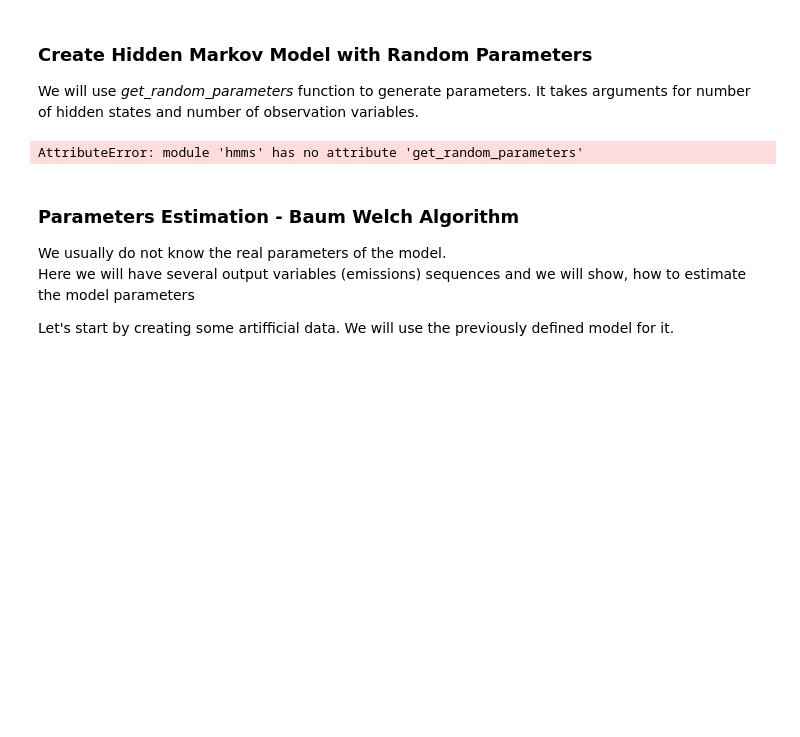
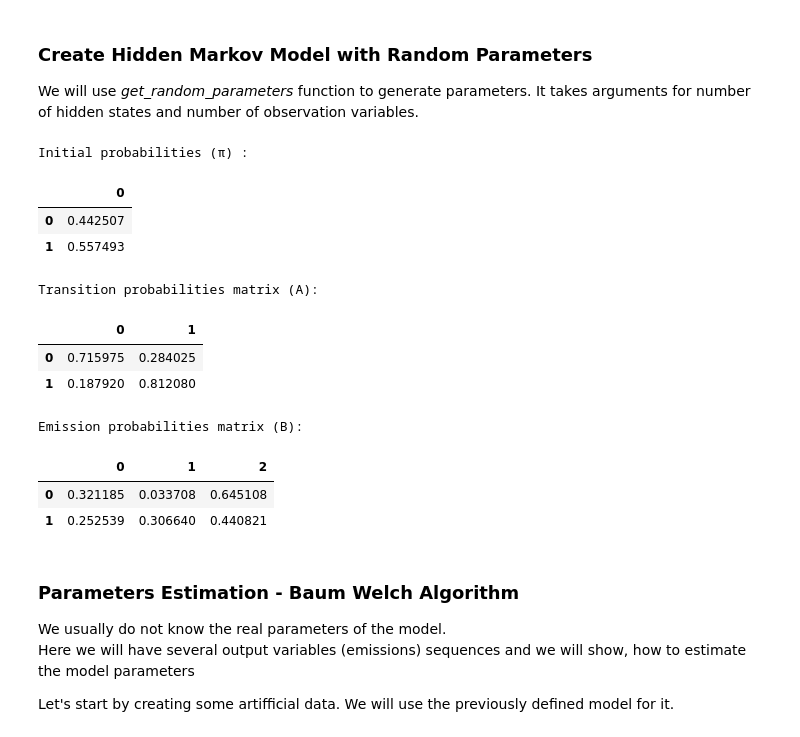
Before and after one commit to lopatovsky/HMMs, a Jupyter notebook: CT-HMM.ipynb, the cells around one changed output. Saved outputs shown, nothing was run; the diff lists cells and outputs as text; code cells hidden in the pictures; blank space fills up the shorter version.

```diff
--- a/CT-HMM.ipynb
+++ b/CT-HMM.ipynb
@@ -108,11 +108,22 @@ np.exp( hmm.emission_estimate( e_seq ) )
 ### Create Hidden Markov Model with Random Parameters
 We will use *get_random_parameters* function to generate parameters. It takes arguments for number of hidden states and number of observation variables.
 # %%
-hmm_r = hmms.DtHMM( *hmms.get_random_parameters(2,3) )
+hmm_r = hmms.DtHMM.random( 2,3 )
 # We can print all the parameters.
 hmms.print_parameters( hmm_r )
 # %% [output]
-AttributeError: module 'hmms' has no attribute 'get_random_parameters'
+Initial probabilities (π) :
+|  | 0 |
+| 0 | 0.442507 |
+| 1 | 0.557493 |
+Transition probabilities matrix (A):
+|  | 0 | 1 |
+| 0 | 0.715975 | 0.284025 |
+| 1 | 0.187920 | 0.812080 |
+Emission probabilities matrix (B):
+|  | 0 | 1 | 2 |
+| 0 | 0.321185 | 0.033708 | 0.645108 |
+| 1 | 0.252539 | 0.306640 | 0.440821 |
 # %% [markdown]
 ### Parameters Estimation - Baum Welch Algorithm
 We usually do not know the real parameters of the model.
```
Also changed, not shown: parts of 19 cells of this notebook, 7 other files.
